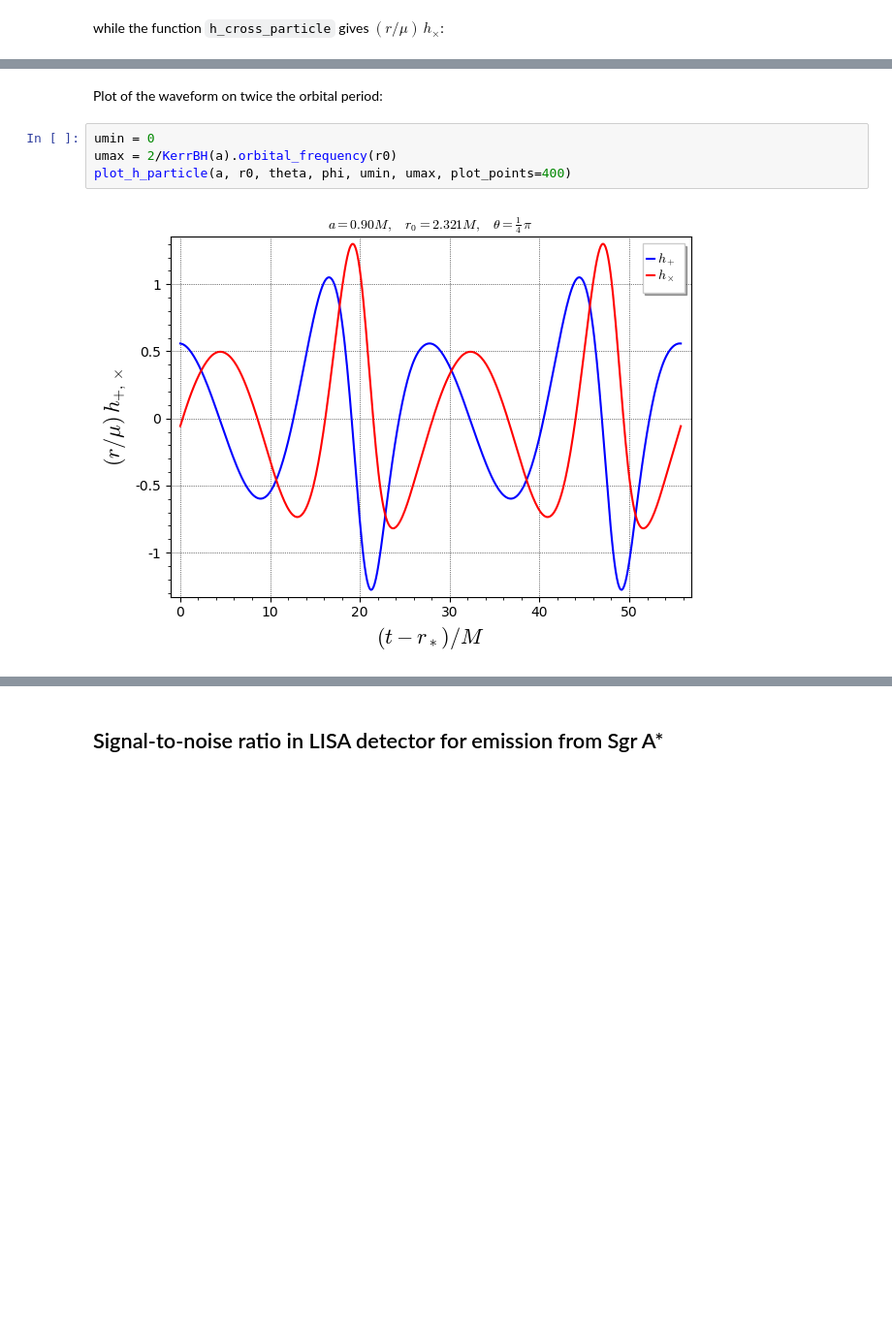
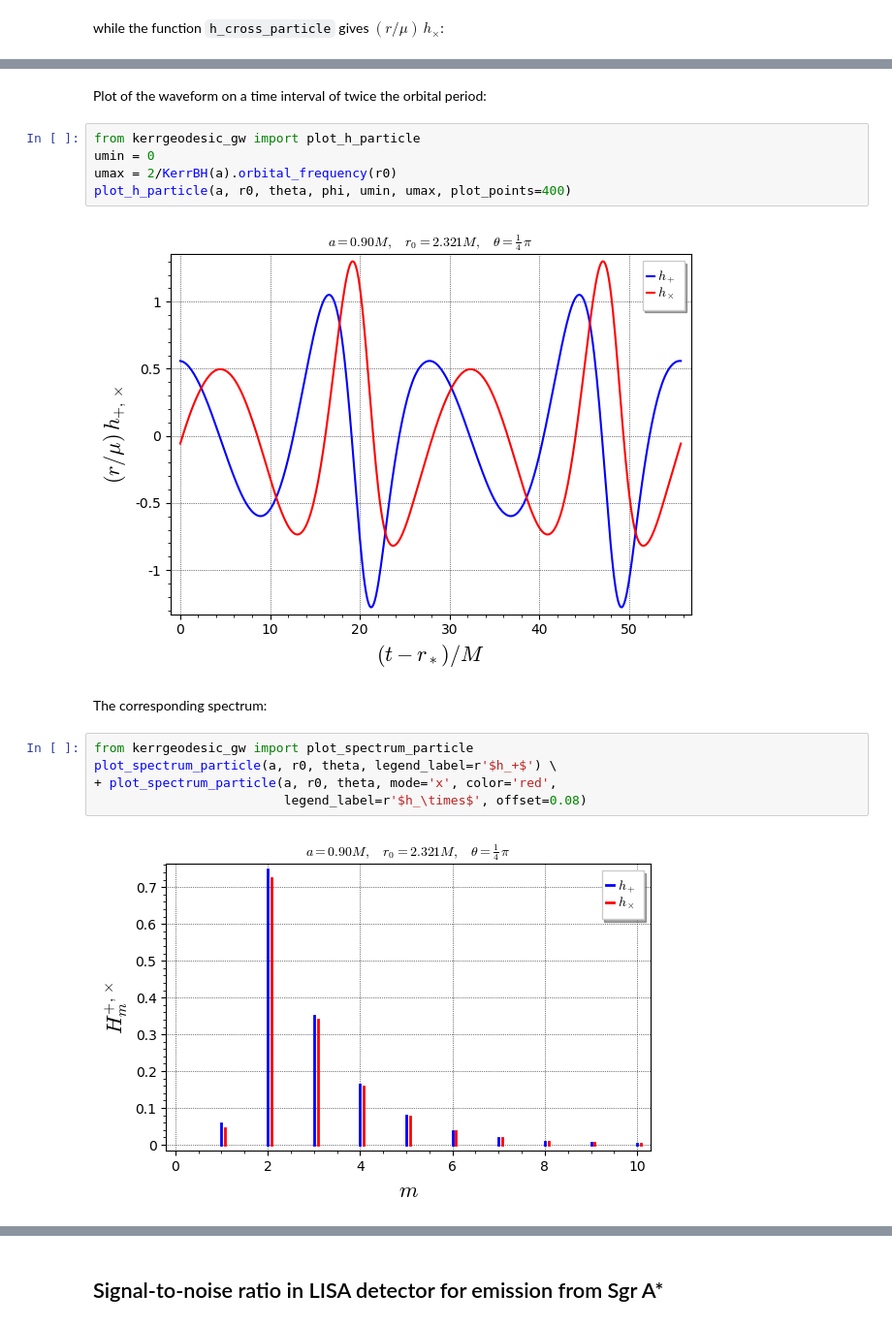
Before and after one commit to BlackHolePerturbationToolkit/kerrgeodesic_gw, a Jupyter notebook: Notebooks/grav_waves_circular.ipynb, the cells around one changed output, grey strips where cells are left out. Shown at 97% size. Cells and saved outputs as stored; diff of their text form; blank space fills up the shorter version.

```diff
--- a/Notebooks/grav_waves_circular.ipynb
+++ b/Notebooks/grav_waves_circular.ipynb
@@ -31,11 +31,21 @@ h_cross_particle(a, r0, u, theta, phi)
 # %% [output]
 -0.05710956283550757
 # %% [markdown]
-Plot of the waveform on twice the orbital period:
+Plot of the waveform on a time interval of twice the orbital period:
 # %%
+from kerrgeodesic_gw import plot_h_particle
 umin = 0
 umax = 2/KerrBH(a).orbital_frequency(r0)
 plot_h_particle(a, r0, theta, phi, umin, umax, plot_points=400)
 # %% [output]
 [figure]
+# %% [markdown]
+The corresponding spectrum:
+# %%
+from kerrgeodesic_gw import plot_spectrum_particle
+plot_spectrum_particle(a, r0, theta, legend_label=r'$h_+$') \
++ plot_spectrum_particle(a, r0, theta, mode='x', color='red',
+                         legend_label=r'$h_\times$', offset=0.08)
+# %% [output]
+[figure, added]
 # %% [markdown]
```
Also changed, not shown: parts of 20 cells of this notebook, 3 other files.
